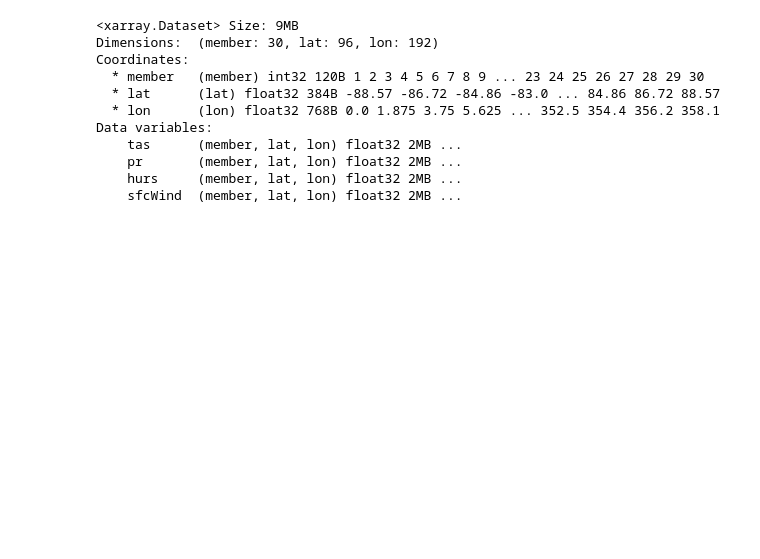
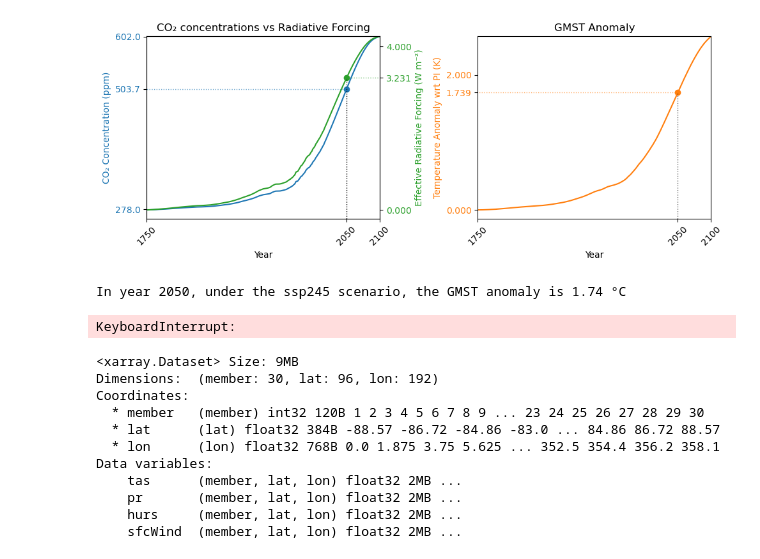
Before and after one commit to shahineb/demo-bc3-emulator, a Jupyter notebook: demo.ipynb, the cells around one changed output. Saved outputs shown, nothing was run; the diff lists cells and outputs as text; code cells hidden in the pictures; blank space fills up the shorter version.

```diff
--- a/demo.ipynb
+++ b/demo.ipynb
@@ -45,3 +35,26 @@ for seed in tqdm(range(n_members // n_samples)):
+# %%
+# Specify scenario, year and month at which we emulate
+scenario_selection = 'ssp245'
+year  = 2050
+month = 3
+
+# Compute GMST under this year under this scenario
+scenario = utils.climateScenario(scenario_selection)
+scenario.integrate()
+scenario.plotOutput(year=year)
+ΔΤ = scenario.outdf.loc[year, 'GMST']
+# %% [output]
+[figure, added]
+In year 2050, under the ssp245 scenario, the GMST anomaly is 1.74 °C
+# %%
+# Generate samples
+n_members = 30
+samples = []
+for seed in tqdm(range(n_members // n_samples), desc=f"Emulating for ΔΤ = {ΔΤ:.2f} °C in {year}-{month}"):
+  sample = emulator(ΔΤ, month, seed)
+  samples.append(sample)
+# %% [output]
+KeyboardInterrupt:
 # %%
 # Wrap into an xarray to manipulate
 emulated_ds = utils.wrap_as_xarray(samples)
```
Also changed, not shown: parts of 4 cells of this notebook, 1 other file.
